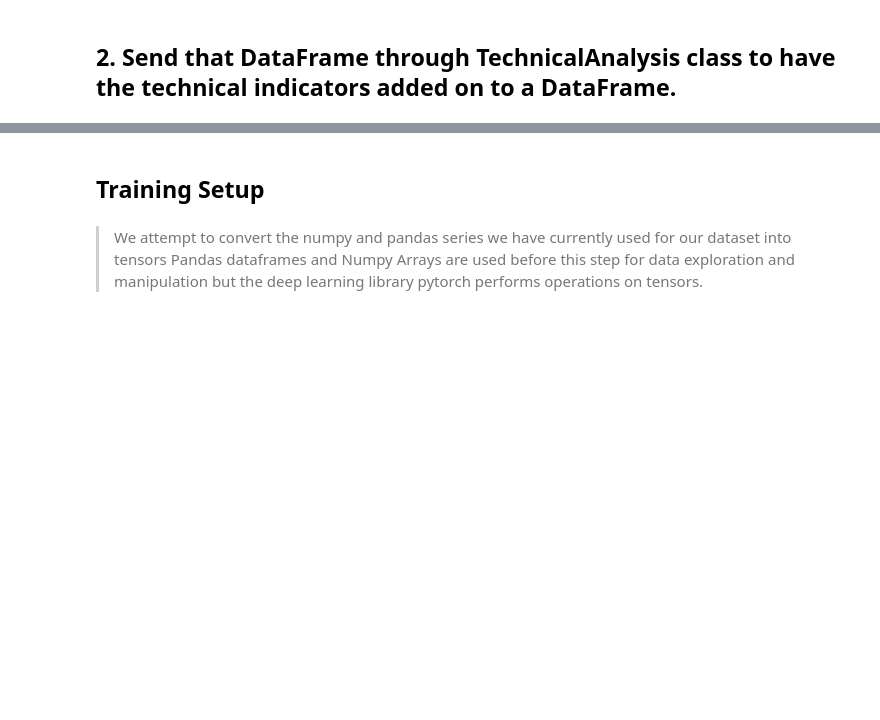
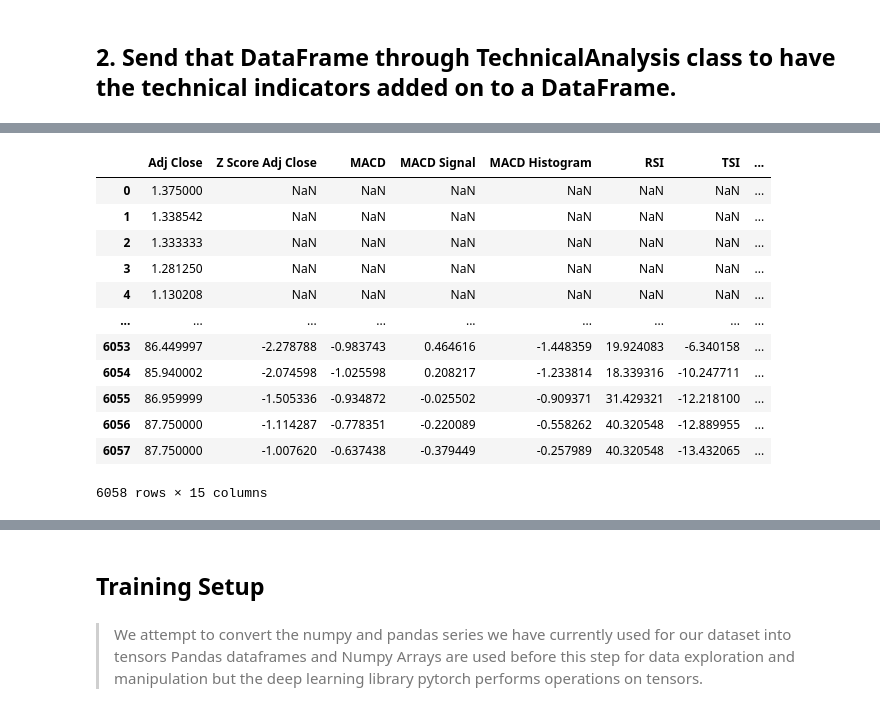
Before and after one commit to Lawrence908/AlgorithmicTrading, a Jupyter notebook: MoonShot1.ipynb, the cells around one changed output, grey strips where cells are left out. Cells and saved outputs as stored; diff of their text form; code cells hidden in the pictures; blank space fills up the shorter version.

```diff
--- a/MoonShot1.ipynb
+++ b/MoonShot1.ipynb
@@ -89,4 +70,5 @@ ticker
 # %%
-start_date = '2020-01-01'
-ticker_df = tickers500.load_ticker_data_to_df(ticker, start_date)
+# start_date = '2020-01-01'
+ticker_df = tickers500.load_ticker_data_to_df(ticker)
+# ticker_df = tickers500.load_ticker_data_to_df(ticker, start_date)
 ticker_df
@@ -100,2 +108,17 @@ technical_analysis.plot_bollinger_bands()
 # %%
 technical_analysis.df_ta.drop(columns=['Date', 'Open', 'High', 'Low', 'Close', 'Volume'], inplace=True)
+technical_analysis.df_ta
+# %% [output]
+|  | Adj Close | Z Score Adj Close | MACD | MACD Signal | MACD Histogram | RSI | TSI | ... |
+| 0 | 1.375000 | NaN | NaN | NaN | NaN | NaN | NaN | ... |
+| 1 | 1.338542 | NaN | NaN | NaN | NaN | NaN | NaN | ... |
+| 2 | 1.333333 | NaN | NaN | NaN | NaN | NaN | NaN | ... |
+| 3 | 1.281250 | NaN | NaN | NaN | NaN | NaN | NaN | ... |
+| 4 | 1.130208 | NaN | NaN | NaN | NaN | NaN | NaN | ... |
+| ... | ... | ... | ... | ... | ... | ... | ... | ... |
+| 6053 | 86.449997 | -2.278788 | -0.983743 | 0.464616 | -1.448359 | 19.924083 | -6.340158 | ... |
+| 6054 | 85.940002 | -2.074598 | -1.025598 | 0.208217 | -1.233814 | 18.339316 | -10.247711 | ... |
+| 6055 | 86.959999 | -1.505336 | -0.934872 | -0.025502 | -0.909371 | 31.429321 | -12.218100 | ... |
+| 6056 | 87.750000 | -1.114287 | -0.778351 | -0.220089 | -0.558262 | 40.320548 | -12.889955 | ... |
+| 6057 | 87.750000 | -1.007620 | -0.637438 | -0.379449 | -0.257989 | 40.320548 | -13.432065 | ... |
+6058 rows × 15 columns
```
Also changed, not shown: parts of 20 cells of this notebook, 4 other files.
